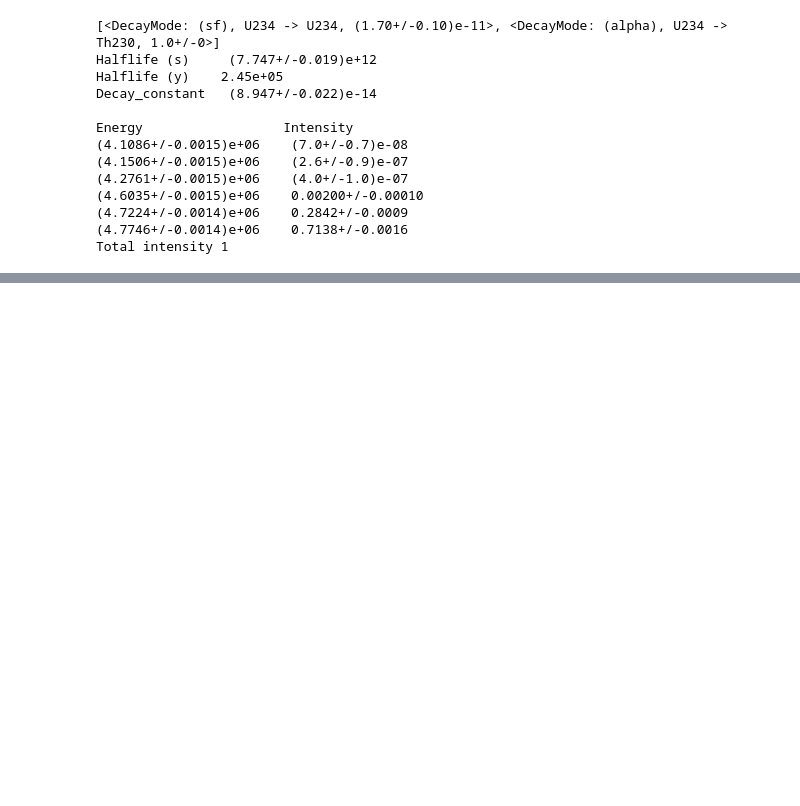
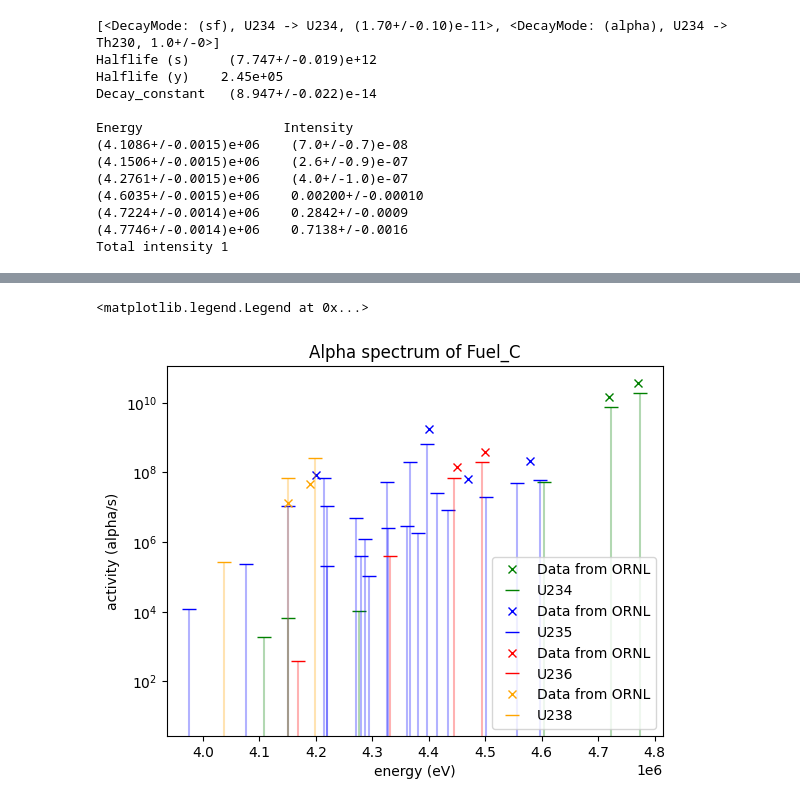
Before and after one commit to EmilEskol/Speciale, a Jupyter notebook: Material_alpha_analyzer.ipynb, the cells around one changed output, grey strips where cells are left out. Saved outputs shown, nothing was run; the diff lists cells and outputs as text; code cells hidden in the pictures; blank space fills up the shorter version.

```diff
--- a/Material_alpha_analyzer.ipynb
+++ b/Material_alpha_analyzer.ipynb
@@ -290,0 +297,13 @@ ax2.legend()
+# %%
+fig3,ax3 = plt.subplots()
+ax3.semilogy()
+ax3.set_xlabel("energy (eV)")
+ax3.set_ylabel("activity (alpha/s)")
+ax3.set_title(f"Alpha spectrum of {fuel_name}")
+for isotope_name,color in zip(['U234','U235','U236','U238'],['green','blue','red','orange']):
+    ax3.plot(energy_ORNL_dict[isotope_name],alpha_in_fuel_ORNL_dict[fuel_name][isotope_name],"x",label="Data from ORNL",color=color)
+    plot_isotope_in_material_ORNL_comp(ax3,alpha_spectra_data1,isotope_name,color=color)
+ax3.legend()
+# %% [output]
+<matplotlib.legend.Legend at 0x...>
+[figure, added]
```
Also changed, not shown: parts of 7 cells of this notebook, 1 other file.
